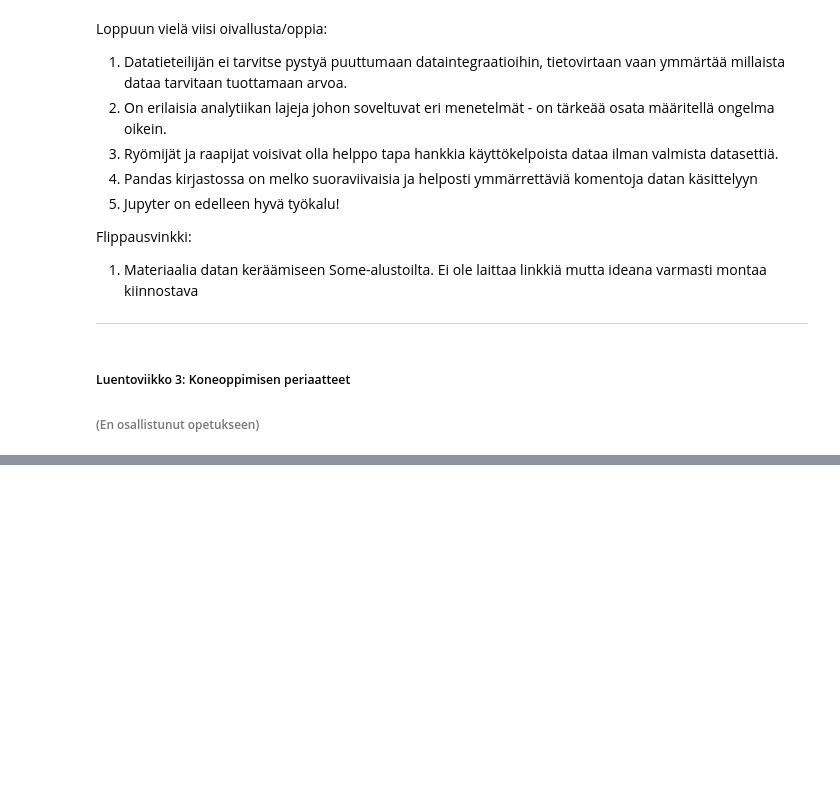
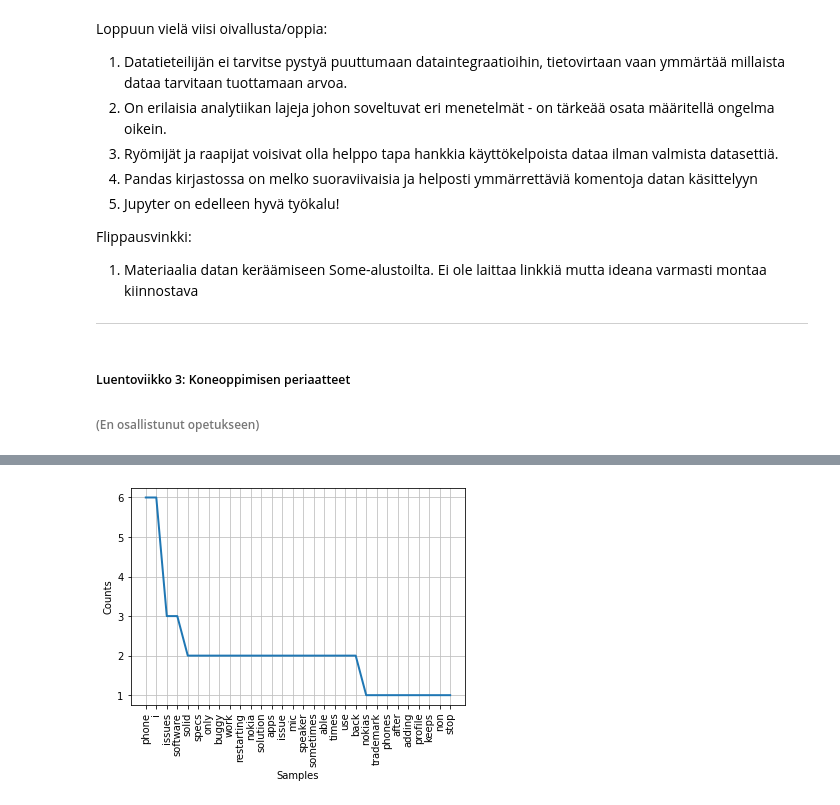
Before and after one commit to Puusam/JODA_Opintopaivakirja, a Jupyter notebook: Opintopäiväkirja_JODA2021.ipynb, the cells around one changed output, grey strips where cells are left out. Cells and saved outputs as stored; diff of their text form; code cells hidden in the pictures; blank space fills up the shorter version.

```diff
--- a/Opintopäiväkirja_JODA2021.ipynb
+++ b/Opintopäiväkirja_JODA2021.ipynb
@@ -177,0 +207,3 @@ Flippausvinkki:
+# %%
+esimerkkiarvio = "Solid phone with solid specs as Nokias trademark for phones. Only issues I have is that software is buggy. 1) After adding my work profile, phone keeps restarting non stop. Clearly its a software glitch and Nokia customer care personnel could not give a solution. Her solution was asking me to uninstall all my apps until I dont face this issue which is unacceptable as my previous Motorola One Vision had no such issues from the start. I adjusted some battery optimization settings which assisted to mitigate the issue. 2) Mic operation when phone on speaker mode was inconsistent. Sometimes the listener was able to hear and sometimes not. I had to restart a few times and use the mic on top of the phone instead for speaker phone conversations. 3) Camera app kept crashing despite being able to work through other apps like WhatsApp. Only after restarting a few times it went back to normal. Nokia - please fix these issues ASAP in your next update. Specs are good but software experience has been buggy and troublesome for me. I considered sending the phone back for a refund, but I will use it for a while more and see how the performance will improve . Thank you"
+esimerkkiarvio
@@ -177,0 +212,5 @@ Flippausvinkki:
+# %%
+#Tokenisoidaan sanat
+from nltk.tokenize import word_tokenize
+tokenArvio = word_tokenize(esimerkkiarvio)
+print (tokenArvio)
@@ -177,0 +219,5 @@ Flippausvinkki:
+# %%
+#Poistetaan hukkasanat
+from nltk.corpus import stopwords
+stopword=set(stopwords.words("english"))
+print(stopwords)
@@ -177,0 +226,12 @@ Flippausvinkki:
+# %%
+#Luodaan uusi muuttuja arvion sanoille ja printataan eri sanojen esiintyvyys
+cleanArvio=[]
+for w in tokenArvio:
+    if w not in stopword:
+        cleanArvio.append(w)
+cleanArvio=[sana.lower() for sana in cleanArvio if sana.isalpha()]
+fdist = FreqDist(cleanArvio)
+fdist.plot(30,cumulative=False)
+plt.show()
+# %% [output]
+[figure, added]
```
Also changed, not shown: parts of 8 cells of this notebook.
